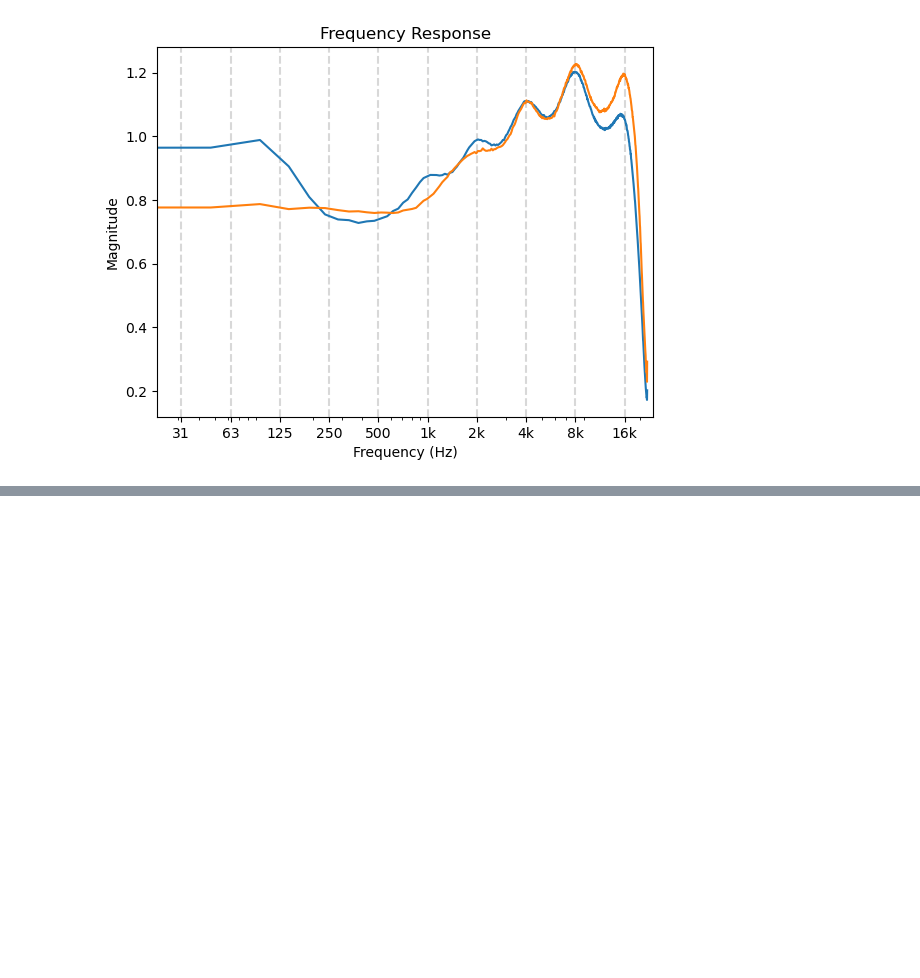
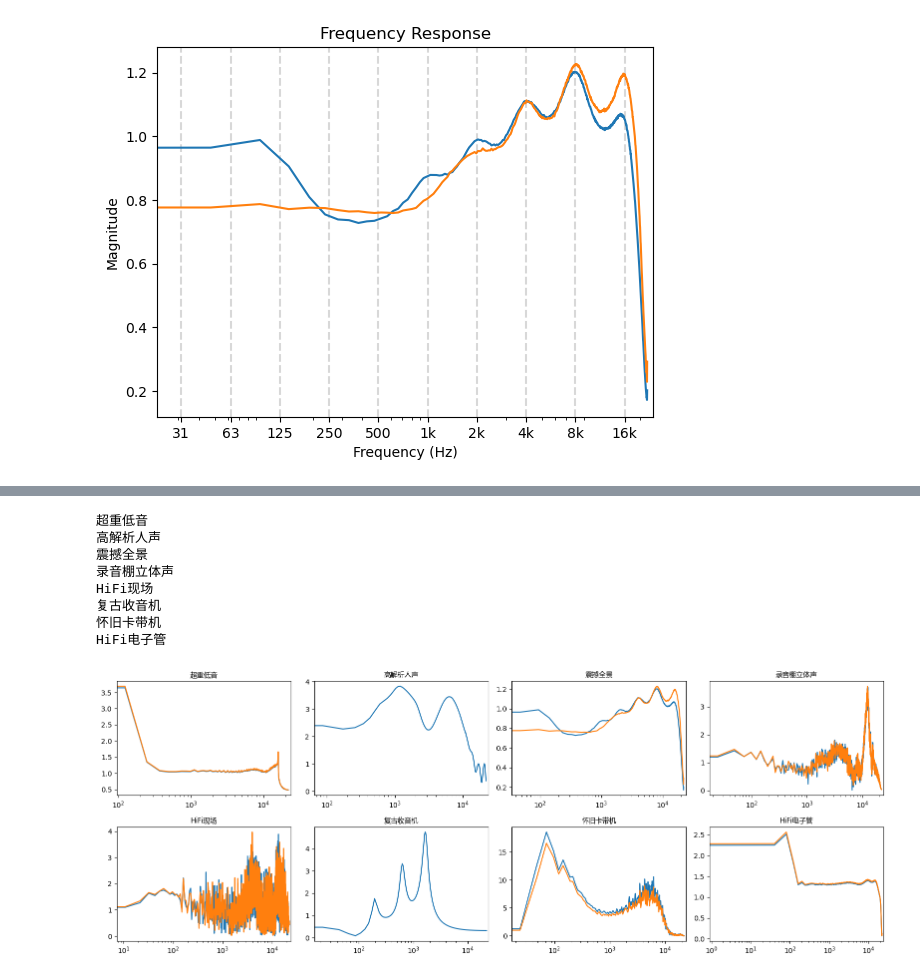
Before and after one commit to AllenHeartcore/audioeffect-ncm, a Jupyter notebook: _dev/_dsp.ipynb, the cells around one changed output, grey strips where cells are left out. Drawn from its saved outputs; the diff is of its cells as text; code cells hidden in the pictures; blank space fills up the shorter version.

```diff
--- a/_dev/_dsp.ipynb
+++ b/_dev/_dsp.ipynb
@@ -70,0 +121,21 @@ sf.write('../data/hajime_48_panorama.wav', out, out_sr)
+# %%
+fig, axs = plt.subplots(2, 4, figsize=(16, 6))
+
+plt.xscale("log")
+plt.xlim(0, 24000)
+
+for (f, title), ax in zip(schemes.items(), axs.flatten()):
+
+    s = NCAEScheme(f'presets/{f}.ncae')
+    s.plugins[0].ir.plot(ax, title=title, show_axis=False, show_ticks=False)
+    print(title)
+# %% [output]
+超重低音
+高解析人声
+震撼全景
+录音棚立体声
+HiFi现场
+复古收音机
+怀旧卡带机
+HiFi电子管
+[figure, added]
```
Also changed, not shown: parts of 5 cells of this notebook, 4 other files.
